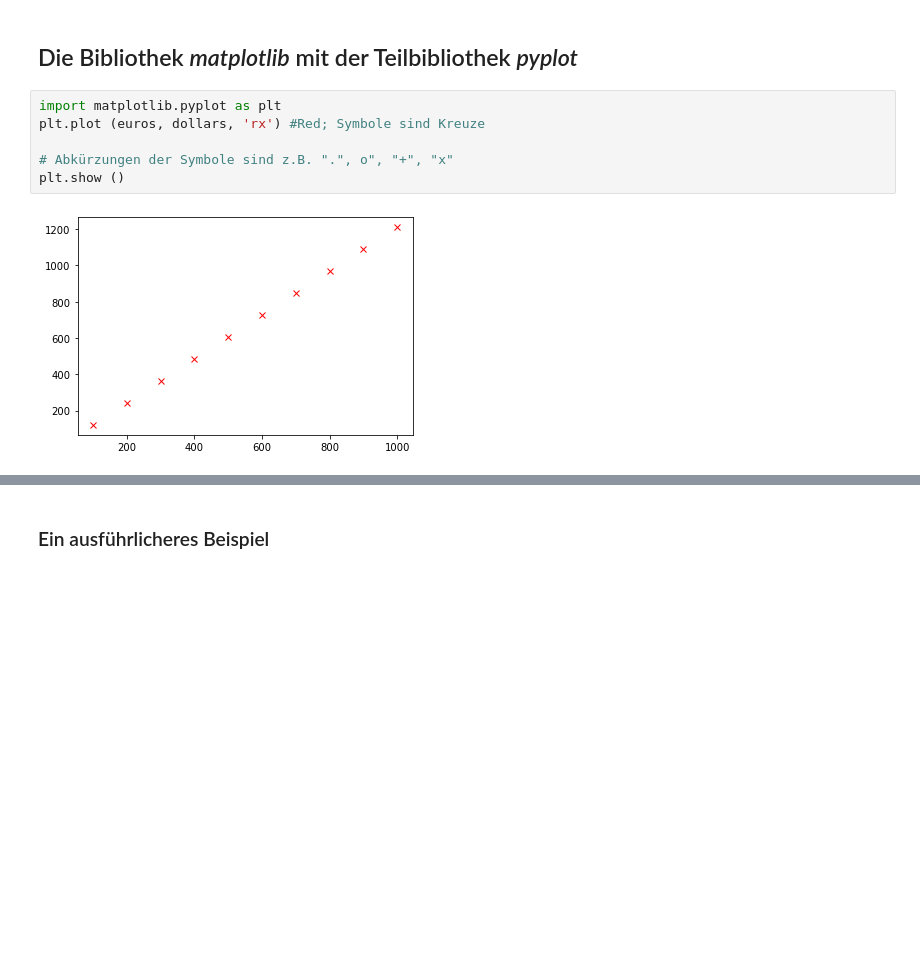
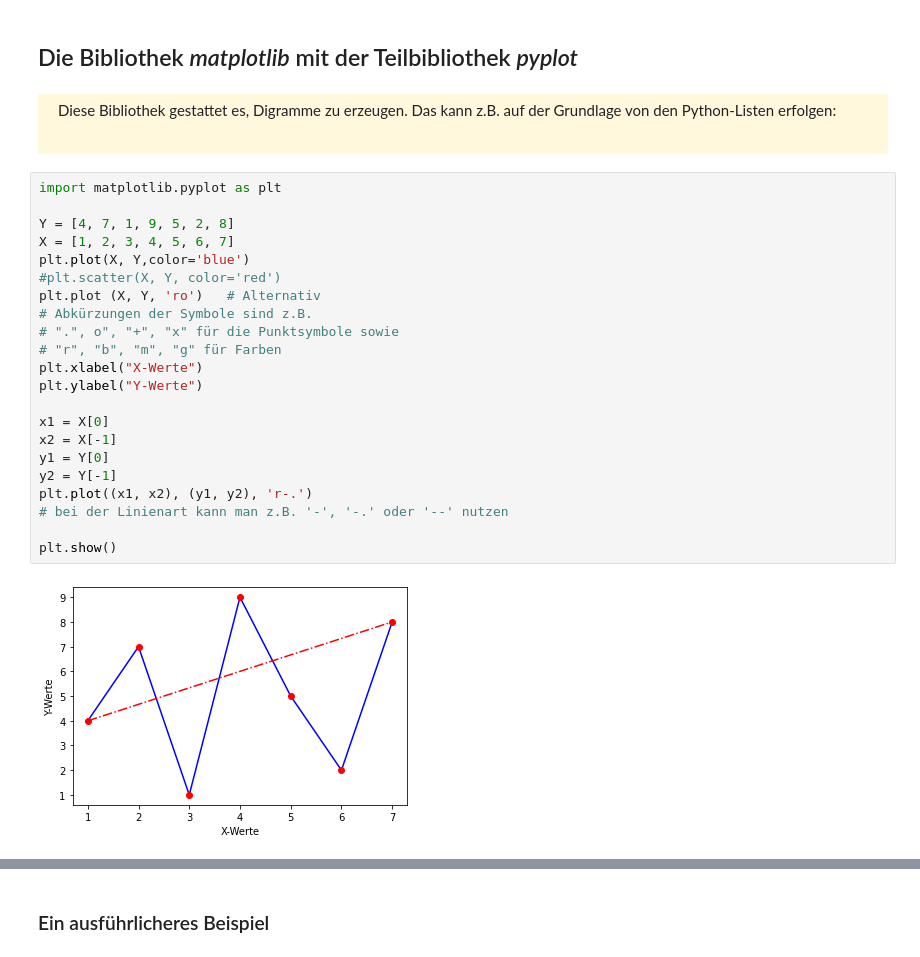
Before and after one commit to klausbovermann/JupyNBs, a Jupyter notebook: Einfuehrung/7_Bibliotheken_einbinden.ipynb, the cells around one changed output, grey strips where cells are left out. Saved outputs shown, nothing was run; the diff lists cells and outputs as text; blank space fills up the shorter version.

```diff
--- a/Einfuehrung/7_Bibliotheken_einbinden.ipynb
+++ b/Einfuehrung/7_Bibliotheken_einbinden.ipynb
@@ -198,10 +222,30 @@ print (np.transpose (table))
 # %% [markdown]
 ## Die Bibliothek *matplotlib* mit der Teilbibliothek *pyplot*
-# %%
-import matplotlib.pyplot as plt
-plt.plot (euros, dollars, 'rx') #Red; Symbole sind Kreuze
-
-# Abkürzungen der Symbole sind z.B. ".", o", "+", "x"
-plt.show ()
-# %% [output]
-[figure, removed]
+# %% [markdown]
+<div style="background-color: Cornsilk; padding: 5px 20px 20px">
+
+Diese Bibliothek gestattet es, Digramme zu erzeugen. Das kann z.B. auf der Grundlage von den Python-Listen erfolgen:
+# %%
+import matplotlib.pyplot as plt
+
+Y = [4, 7, 1, 9, 5, 2, 8]
+X = [1, 2, 3, 4, 5, 6, 7]
+plt.plot(X, Y,color='blue')
+#plt.scatter(X, Y, color='red')
+plt.plot (X, Y, 'ro')   # Alternativ
+# Abkürzungen der Symbole sind z.B.
+# ".", o", "+", "x" für die Punktsymbole sowie
+# "r", "b", "m", "g" für Farben
+plt.xlabel("X-Werte")
+plt.ylabel("Y-Werte")
+
+x1 = X[0]
+x2 = X[-1]
+y1 = Y[0]
+y2 = Y[-1]
+plt.plot((x1, x2), (y1, y2), 'r-.')
+# bei der Linienart kann man z.B. '-', '-.' oder '--' nutzen
+
+plt.show()
+# %% [output]
+[figure, added]
```
Also changed, not shown: parts of 20 cells of this notebook, 5 other files.
